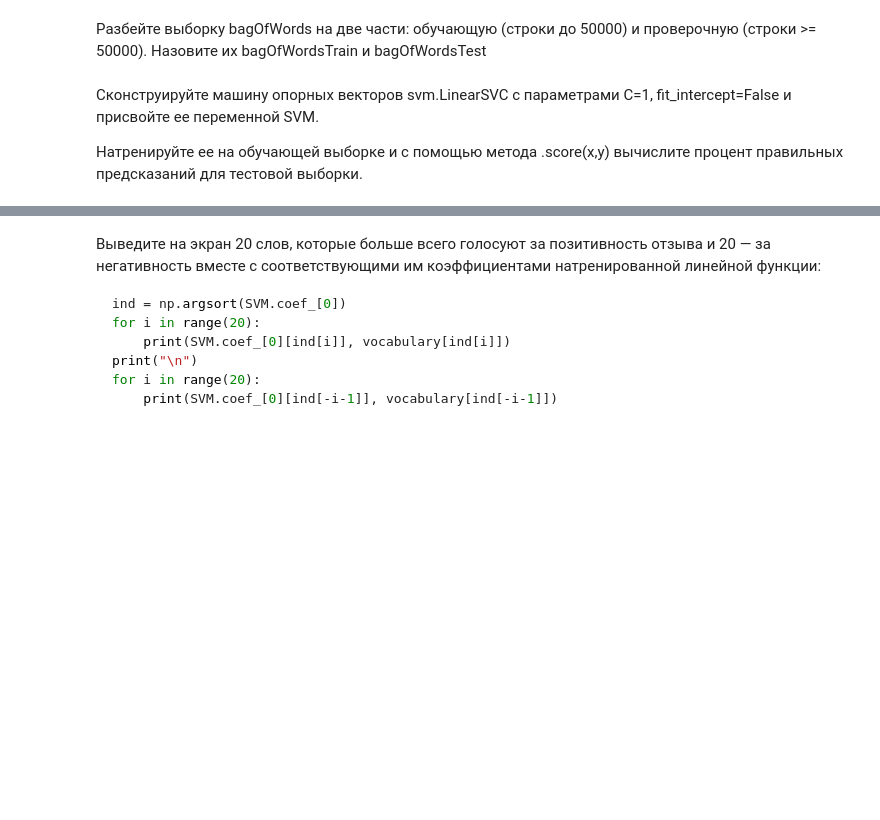
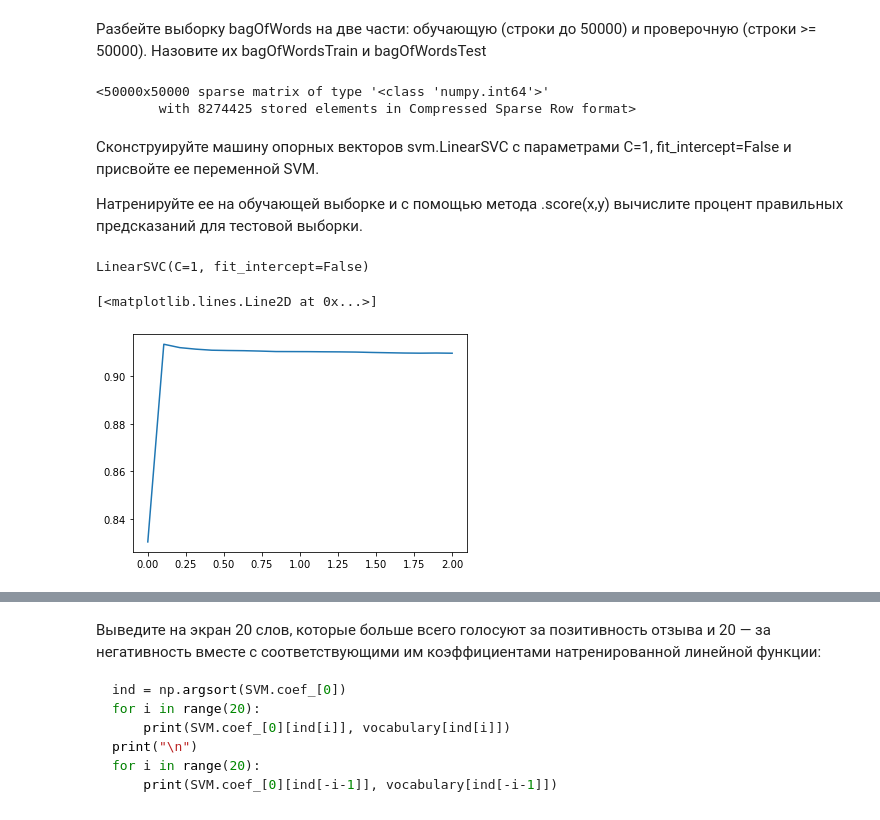
Before and after one commit to SokolovMichail/SFEDU_Master_MachineLearning, a Jupyter notebook: lab6/lab6-svm.ipynb, the cells around one changed output, grey strips where cells are left out. Drawn from its saved outputs; the diff is of its cells as text; code cells hidden in the pictures; blank space fills up the shorter version.

```diff
--- a/lab6/lab6-svm.ipynb
+++ b/lab6/lab6-svm.ipynb
@@ -100,0 +120,3 @@ NameError: name 'sklearn' is not defined
+# %%
+bag_of_words = count_vectorizer.fit_transform(data_new['Text'])
+bag_of_words
@@ -103,6 +151,34 @@ NameError: name 'sklearn' is not defined
 # %% [markdown]
 Разбейте выборку bagOfWords на две части: обучающую (строки до 50000) и проверочную (строки >= 50000). Назовите их bagOfWordsTrain и bagOfWordsTest
+# %%
+bag_of_words_train = bag_of_words[:50000]
+y_train = data_new['Sentiment'][:50000]
+bag_of_words_test = bag_of_words[50000:]
+y_test = data_new['Sentiment'][50000:]
+bag_of_words_train
+# %% [output]
+<50000x50000 sparse matrix of type '<class 'numpy.int64'>'
+        with 8274425 stored elements in Compressed Sparse Row format>
 # %% [markdown]
 Сконструируйте машину опорных векторов svm.LinearSVC с параметрами C=1, fit_intercept=False и присвойте ее переменной SVM.
 
 Натренируйте ее на обучающей выборке и с помощью метода .score(x,y) вычислите процент правильных предсказаний для тестовой выборки.
+# %%
+svm = sk.svm.LinearSVC(C=1,fit_intercept=False)
+# %%
+#Training default
+svm.fit(bag_of_words_train,y_train)
+# %% [output]
+LinearSVC(C=1, fit_intercept=False)
+# %%
+#Get Best C
+c_s = np.linspace(1e-100,2,20)
+scores = []
+for i in tqdm(c_s):
+    svm_t = sk.svm.LinearSVC(C=i,fit_intercept=False)
+    svm_t.fit(bag_of_words_train,y_train)
+    scores.append(svm_t.score(bag_of_words_test,y_test))
+plt.plot(c_s,scores)
+# %% [output]
+[<matplotlib.lines.Line2D at 0x...>]
+[figure, added]
```
Also changed, not shown: parts of 18 cells of this notebook.
